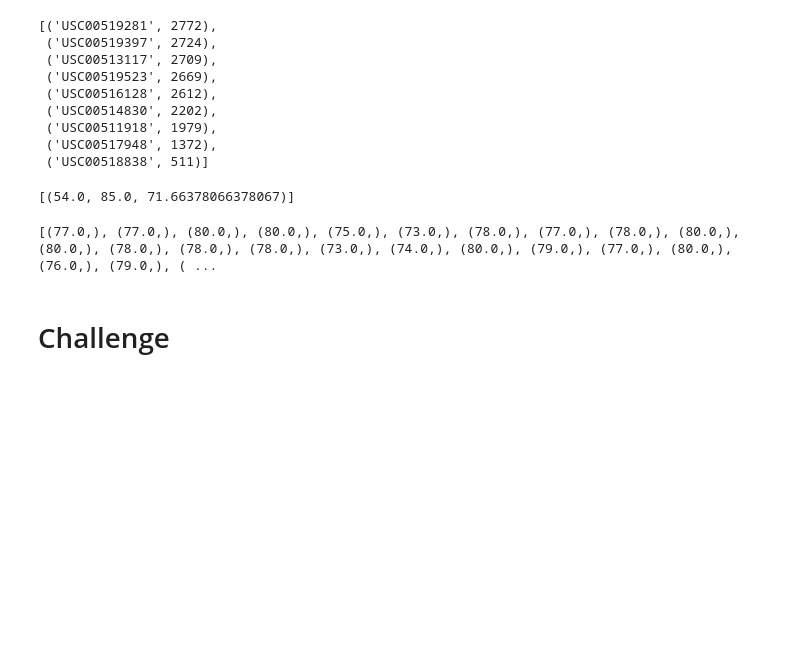
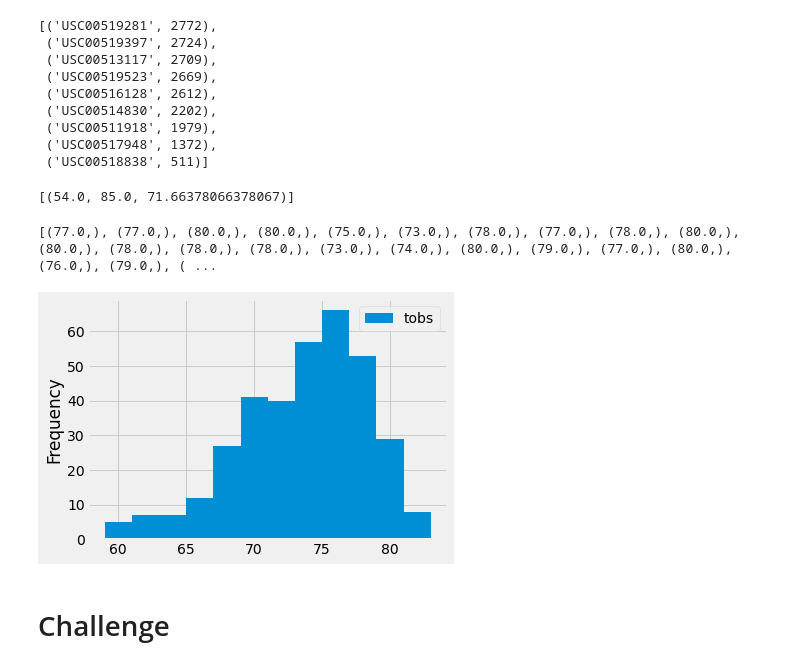
Before and after one commit to Apollo619/surfs_up, a Jupyter notebook: climate_analysis.ipynb, the cells around one changed output. Cells and saved outputs as stored; diff of their text form; code cells hidden in the pictures; blank space fills up the shorter version.

```diff
--- a/climate_analysis.ipynb
+++ b/climate_analysis.ipynb
@@ -108,5 +108,11 @@ print(results)
 # %%
 # Write a function called `calc_temps` that will accept start date and end date in the format '%Y-%m-%d'
 # and return the minimum, average, and maximum temperatures for that range of dates
+df = pd.DataFrame(results, columns=['tobs'])
+#print(df)
+df.plot.hist(bins=12)
+plt.tight_layout()
+# %% [output]
+[figure, added]
 # %% [markdown]
 # Challenge
```
Also changed, not shown: 12 other files.
